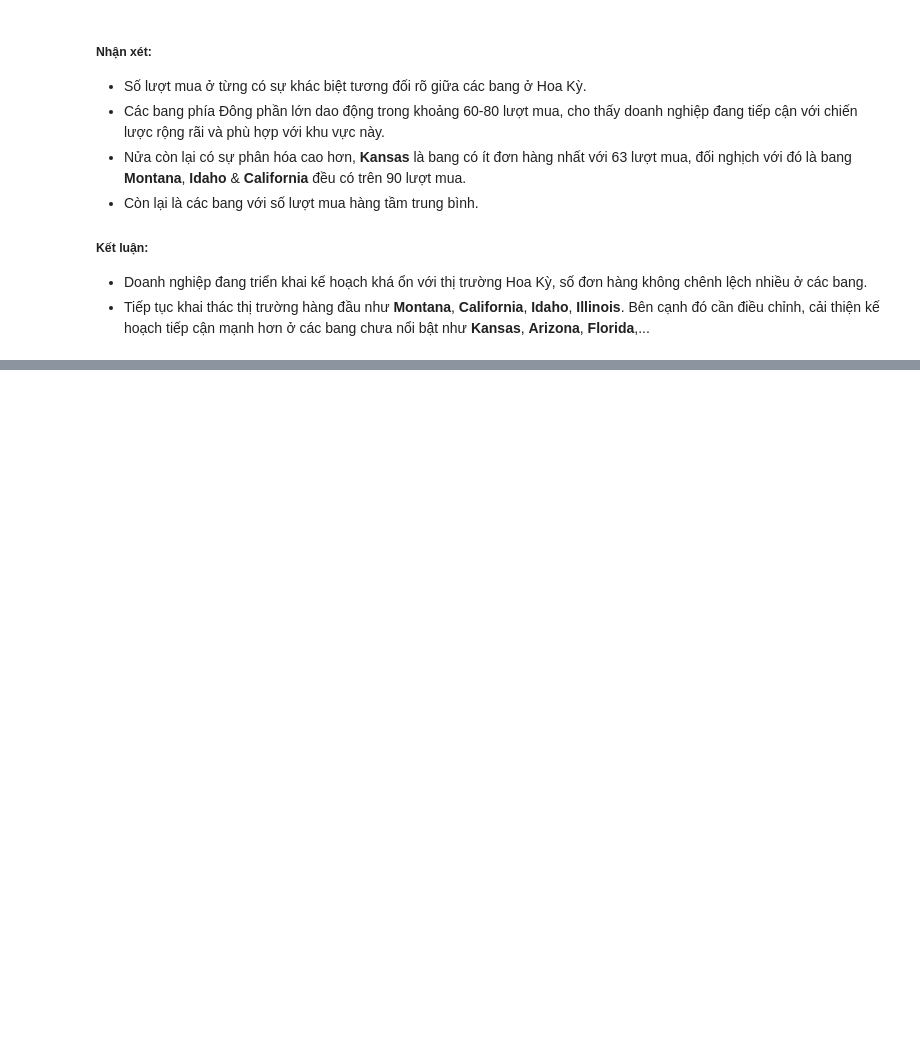
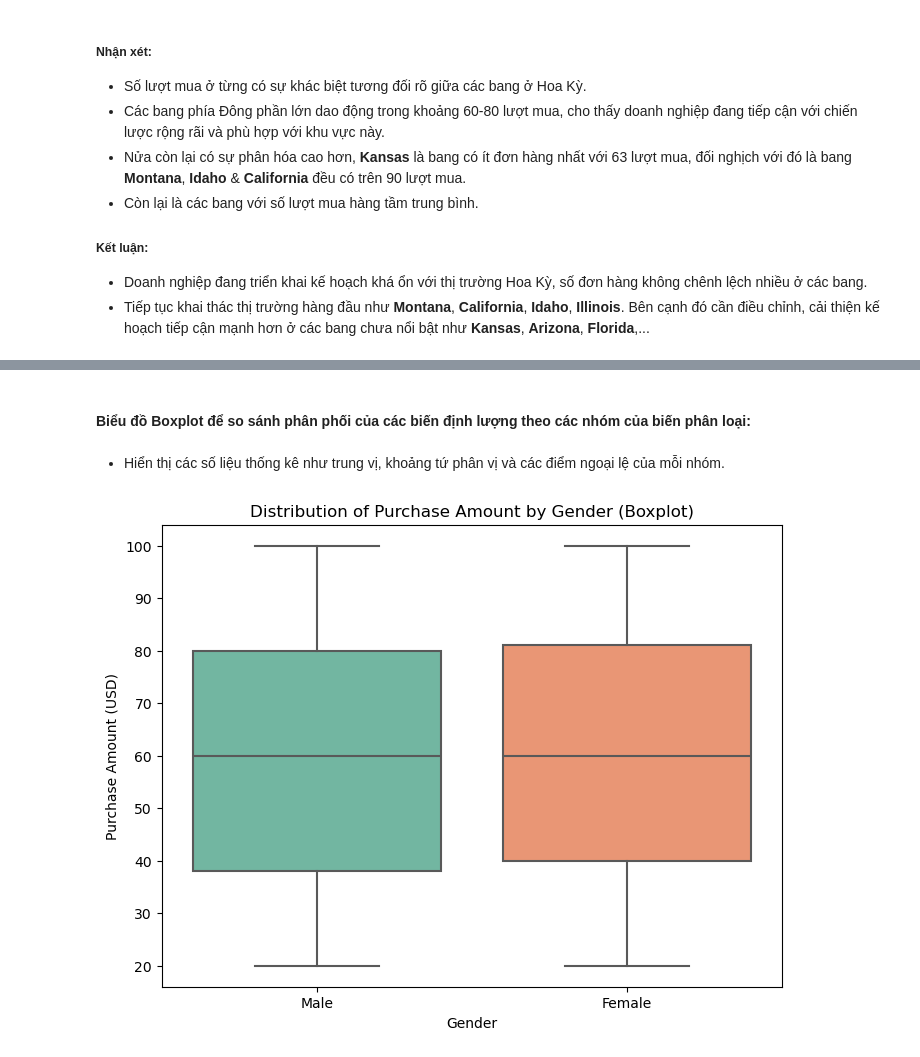
Before and after one commit to LeNguyenGiaBaoFITHCMUS/DV_Lab01, a Jupyter notebook: In progress/Sources/DataVisualization_22120023.ipynb, the cells around one changed output, grey strips where cells are left out. Drawn from its saved outputs; the diff is of its cells as text; code cells hidden in the pictures; blank space fills up the shorter version.

```diff
--- a/In progress/Sources/DataVisualization_22120023.ipynb
+++ b/In progress/Sources/DataVisualization_22120023.ipynb
@@ -251,0 +314,13 @@ fig.show()
+# %% [markdown]
+#### Biểu đồ **Boxplot** để so sánh phân phối của các biến định lượng theo các nhóm của biến phân loại:
+# %% [markdown]
+- Hiển thị các số liệu thống kê như trung vị, khoảng tứ phân vị và các điểm ngoại lệ của mỗi nhóm.
+# %%
+plt.figure(figsize=(8, 6))
+sns.boxplot(data=df, x='Gender', y='Purchase Amount (USD)', palette='Set2')
+plt.title('Distribution of Purchase Amount by Gender (Boxplot)')
+plt.xlabel('Gender')
+plt.ylabel('Purchase Amount (USD)')
+plt.show()
+# %% [output]
+[figure, added]
```
Also changed, not shown: parts of 21 cells of this notebook.
